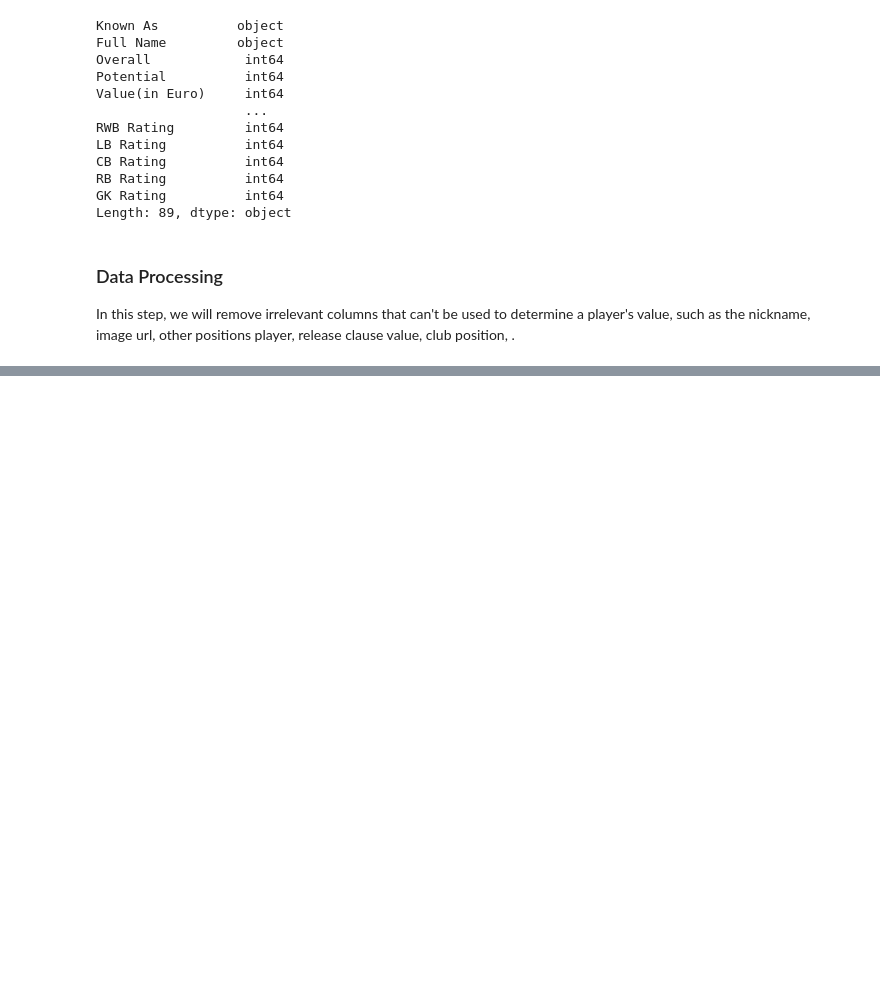
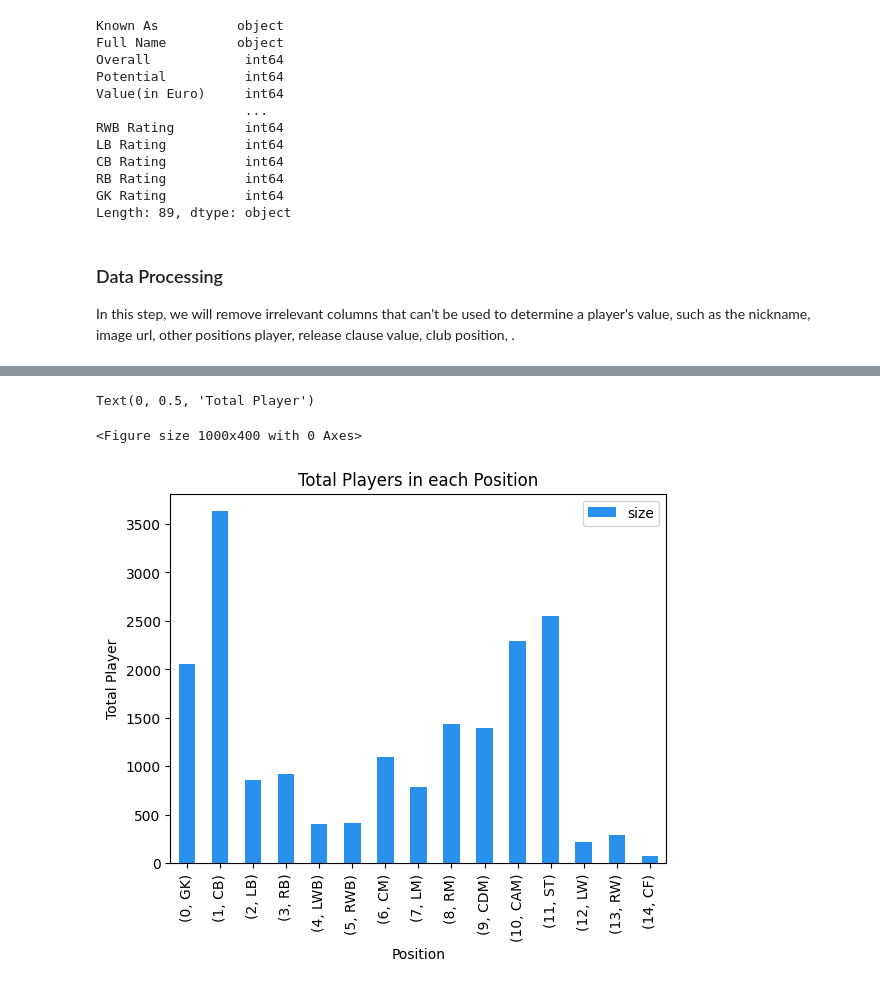
Before and after one commit to bradleyiversen21/ITEC4700_FinalProject, a Jupyter notebook: Project_Notebook.ipynb, the cells around one changed output, grey strips where cells are left out. Saved outputs shown, nothing was run; the diff lists cells and outputs as text; code cells hidden in the pictures; blank space fills up the shorter version.

```diff
--- a/Project_Notebook.ipynb
+++ b/Project_Notebook.ipynb
@@ -143,0 +190,14 @@ dtype: int64
+# %%
+test1 = df.groupby(['best_position_index', 'best_position']).size().to_frame('size')
+
+test1.sort_values(by = 'best_position_index', ascending = False).reset_index()
+
+plt.figure(figsize=(10,4))
+test1.plot(kind='bar', color='#2990ec')
+plt.title('Total Players in each Position')
+plt.xlabel('Position')
+plt.ylabel('Total Player')
+# %% [output]
+Text(0, 0.5, 'Total Player')
+<Figure size 1000x400 with 0 Axes>
+[figure, added]
```
Also changed, not shown: parts of 17 cells of this notebook.
